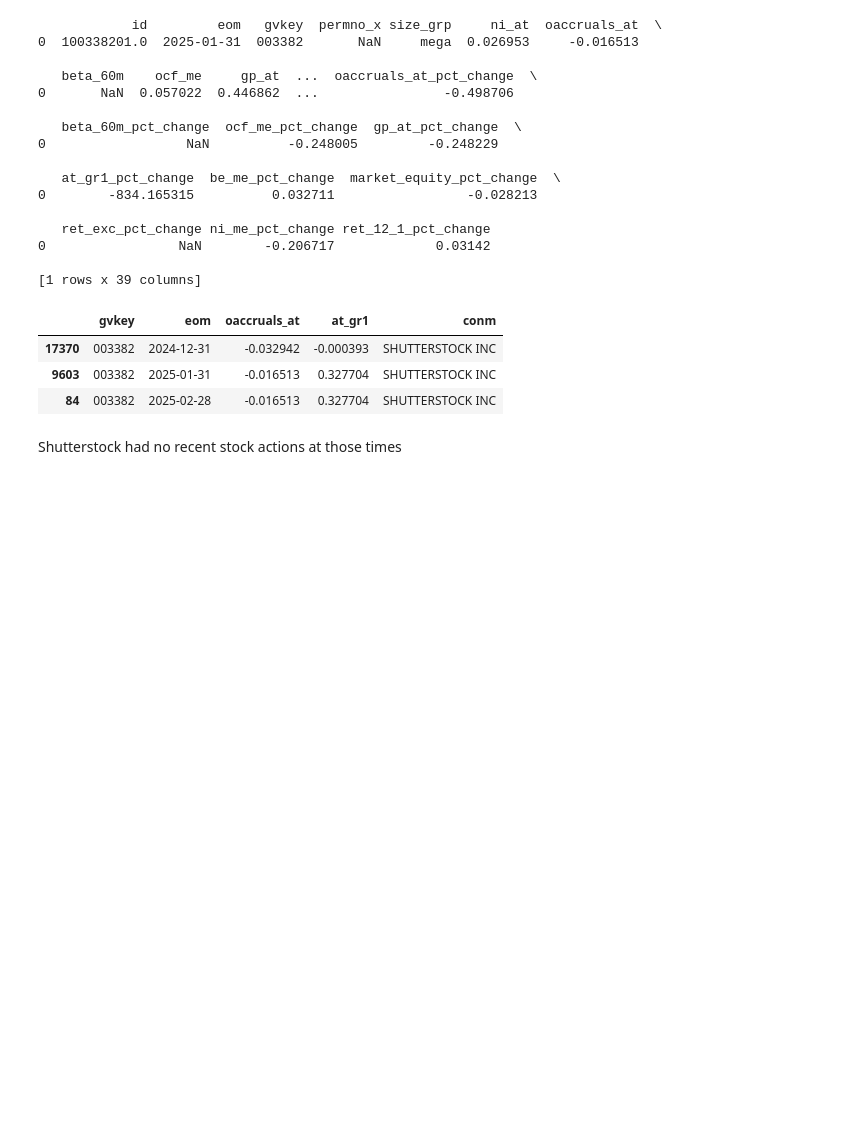
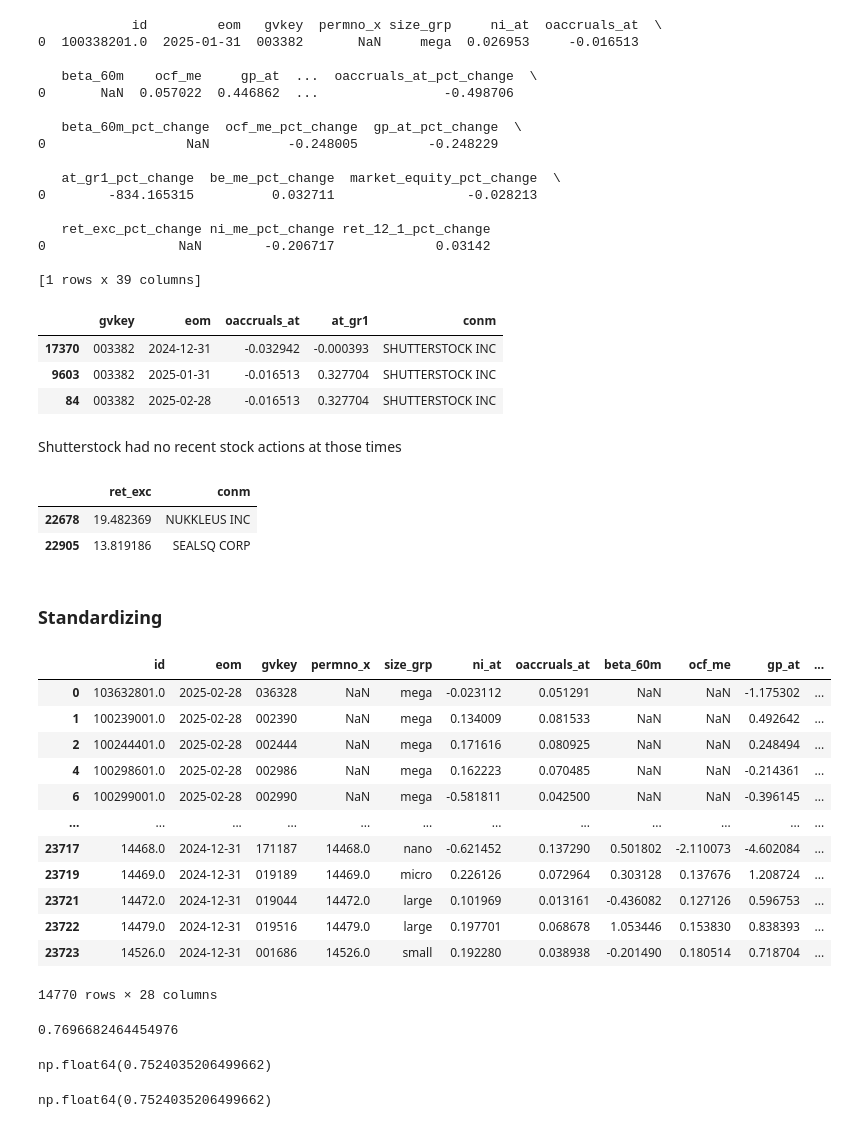
Before and after one commit to ryane008/factor_model_copy, a Jupyter notebook: ryan/clean_characteristics.ipynb, the cells around one changed output. Drawn from its saved outputs; the diff is of its cells as text; code cells hidden in the pictures; blank space fills up the shorter version.

```diff
--- a/ryan/clean_characteristics.ipynb
+++ b/ryan/clean_characteristics.ipynb
@@ -188,3 +188,55 @@ df_003382[['gvkey', 'eom', 'oaccruals_at', 'at_gr1', 'conm']]
 | 84 | 003382 | 2025-02-28 | -0.016513 | 0.327704 | SHUTTERSTOCK INC |
 # %% [markdown]
 Shutterstock had no recent stock actions at those times
+# %%
+char_df[char_df['ret_exc'].abs() > 10][['ret_exc', 'conm']]
+# large_jumps_df[large_jumps_df['ret_exc'].abs() > 1]
+# %% [output]
+|  | ret_exc | conm |
+| 22678 | 19.482369 | NUKKLEUS INC |
+| 22905 | 13.819186 | SEALSQ CORP |
+# %% [markdown]
+### Standardizing
+# %%
+char_cs_zscore = char_df.copy()
+for col in char_df.columns:
+    if col not in ["gvkey", "size_grp", "eom", "id", "conm", "sic", "sector",
+                   "permno_x", "permno_y", "permco", "gsector", "ggroup",
+                   "gind", "gsubind", "Sector", "IndustryGroup", "Industry",
+                   "SubIndustry", "SubIndustryDescription"]:
+        char_cs_zscore[col] = char_df.groupby("eom")[col].transform(
+            lambda x: (x - x.mean()) / x.std()
+        )
+# %%
+char_cs_zscore
+# %% [output]
+|  | id | eom | gvkey | permno_x | size_grp | ni_at | oaccruals_at | beta_60m | ocf_me | gp_at | ... |
+| 0 | 103632801.0 | 2025-02-28 | 036328 | NaN | mega | -0.023112 | 0.051291 | NaN | NaN | -1.175302 | ... |
+| 1 | 100239001.0 | 2025-02-28 | 002390 | NaN | mega | 0.134009 | 0.081533 | NaN | NaN | 0.492642 | ... |
+| 2 | 100244401.0 | 2025-02-28 | 002444 | NaN | mega | 0.171616 | 0.080925 | NaN | NaN | 0.248494 | ... |
+| 4 | 100298601.0 | 2025-02-28 | 002986 | NaN | mega | 0.162223 | 0.070485 | NaN | NaN | -0.214361 | ... |
+| 6 | 100299001.0 | 2025-02-28 | 002990 | NaN | mega | -0.581811 | 0.042500 | NaN | NaN | -0.396145 | ... |
+| ... | ... | ... | ... | ... | ... | ... | ... | ... | ... | ... | ... |
+| 23717 | 14468.0 | 2024-12-31 | 171187 | 14468.0 | nano | -0.621452 | 0.137290 | 0.501802 | -2.110073 | -4.602084 | ... |
+| 23719 | 14469.0 | 2024-12-31 | 019189 | 14469.0 | micro | 0.226126 | 0.072964 | 0.303128 | 0.137676 | 1.208724 | ... |
+| 23721 | 14472.0 | 2024-12-31 | 019044 | 14472.0 | large | 0.101969 | 0.013161 | -0.436082 | 0.127126 | 0.596753 | ... |
+| 23722 | 14479.0 | 2024-12-31 | 019516 | 14479.0 | large | 0.197701 | 0.068678 | 1.053446 | 0.153830 | 0.838393 | ... |
+| 23723 | 14526.0 | 2024-12-31 | 001686 | 14526.0 | small | 0.192280 | 0.038938 | -0.201490 | 0.180514 | 0.718704 | ... |
+14770 rows × 28 columns
+# %%
+nan_ratio = sum(char_cs_zscore.isna().any(axis=1)) / char_cs_zscore.shape[0]
+nan_ratio
+# %% [output]
+0.7696682464454976
+# %%
+# Define the columns of interest
+fama_french_5_columns = [
+    'be_me', 'ni_me', 'ocf_me', 'market_equity', 'ret_12_1',
+    'gp_at', 'ni_at', 'at_gr1', 'oaccruals_at', 'ret_exc', 'beta_60m'
+]
+
+missing = char_cs_zscore[fama_french_5_columns].isna().any(axis=1).mean()
+
+missing
+# %% [output]
+np.float64(0.7524035206499662)
@@ -190,0 +258,5 @@ Shutterstock had no recent stock actions at those times
+# %%
+missing_two = char_cs_zscore_clean[fama_french_5_columns].isna().any(axis=1).mean()
+missing_two
+# %% [output]
+np.float64(0.7524035206499662)
```
Also changed, not shown: parts of 6 cells of this notebook, 5 other files.
